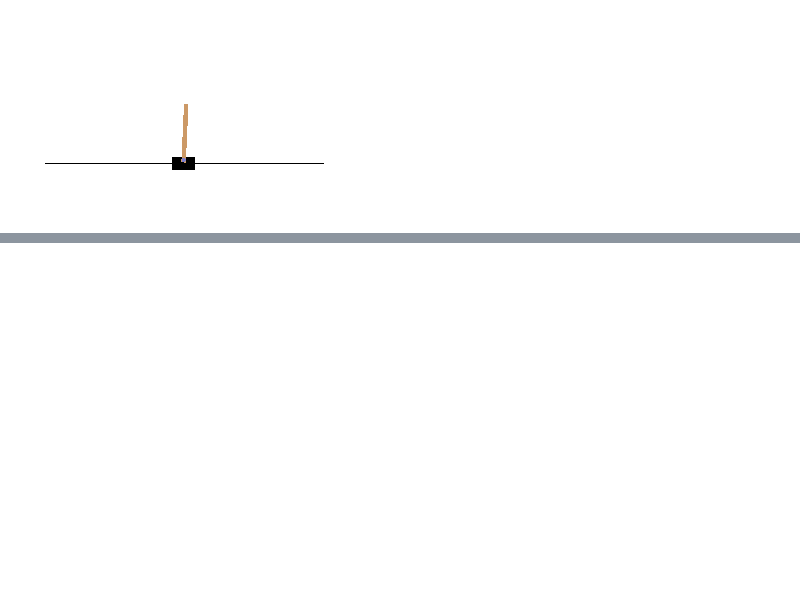
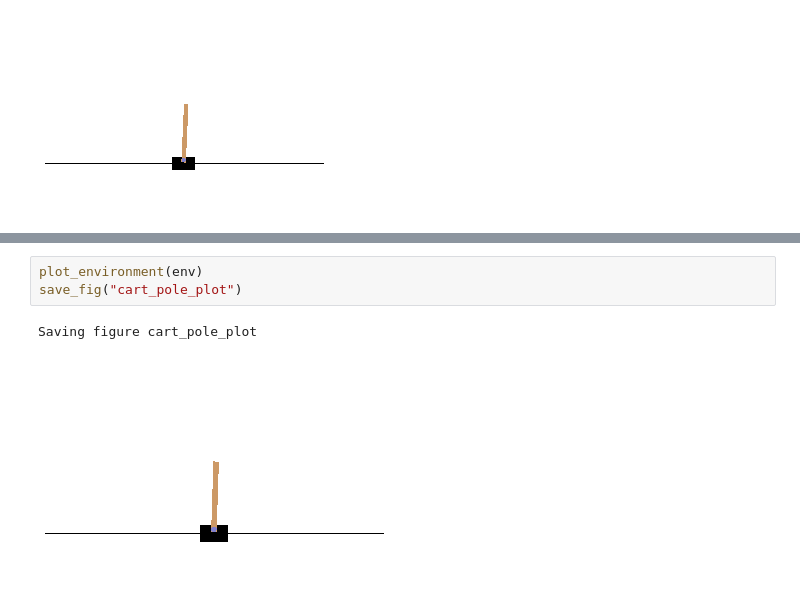
Before and after one commit to sfefilatyev/tensorflow_excercises, a Jupyter notebook: chapter18/reinforcement_learning.ipynb, the cells around one changed output, grey strips where cells are left out. Saved outputs shown, nothing was run; the diff lists cells and outputs as text; blank space fills up the shorter version.

```diff
--- a/chapter18/reinforcement_learning.ipynb
+++ b/chapter18/reinforcement_learning.ipynb
@@ -114,0 +122,6 @@ array([-0.01261699,  0.19292789,  0.04204097, -0.28092127])
+# %%
+plot_environment(env)
+save_fig("cart_pole_plot")
+# %% [output]
+Saving figure cart_pole_plot
+[figure, added]
```
Also changed, not shown: parts of 11 cells of this notebook.
